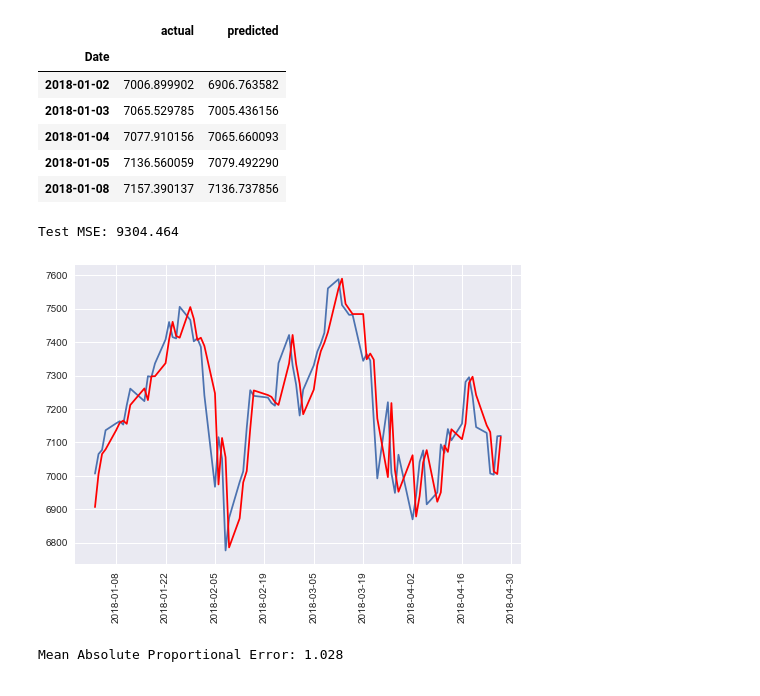
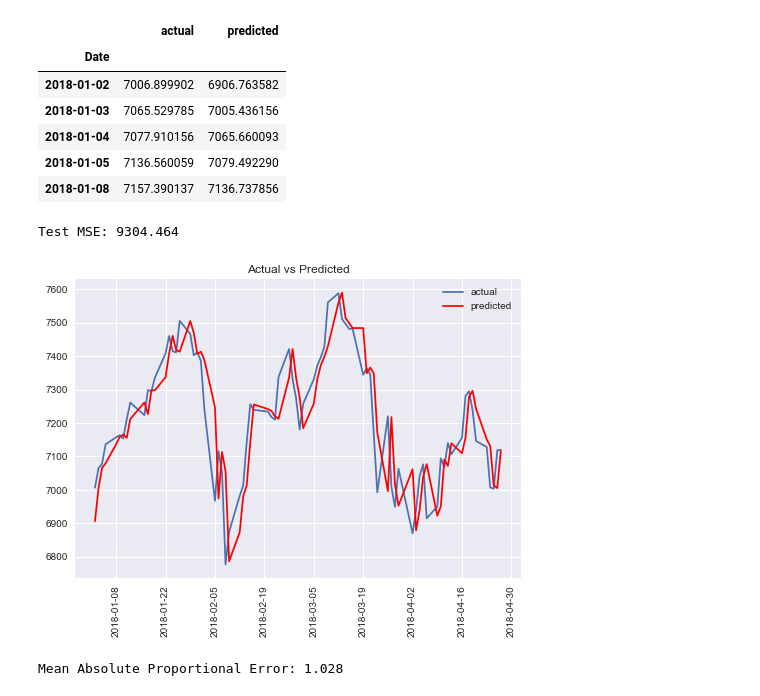
Before and after one commit to Mike1014/Black-Scholes-Model-on-Stock-Market-using-Time-Series, a Jupyter notebook: Final Capstone.ipynb, the cells around one changed output. Drawn from its saved outputs; the diff is of its cells as text; code cells hidden in the pictures.

```diff
--- a/Final Capstone.ipynb
+++ b/Final Capstone.ipynb
@@ -733,19 +733,21 @@ res.head()
 # %%
 # Mean Square Error
 
 from sklearn.metrics  import mean_squared_error
 ms_error = mean_squared_error(res.actual, res.predicted)
 print('Test MSE: {0:.3f}'.format(ms_error))
 
 # plot
 plt.plot(res.actual)
 plt.plot(res.predicted, color='red')
+plt.title('Actual vs Predicted')
 plt.xticks(rotation = 90)
+plt.legend()
 plt.savefig('mse_1')
 plt.show()
 # %% [output]
 Test MSE: 9304.464
-[figure, old version]
+[figure, new version]
 # %%
 # Mean Absolute Proportional Error
 
```
Also changed, not shown: parts of 30 cells of this notebook.
